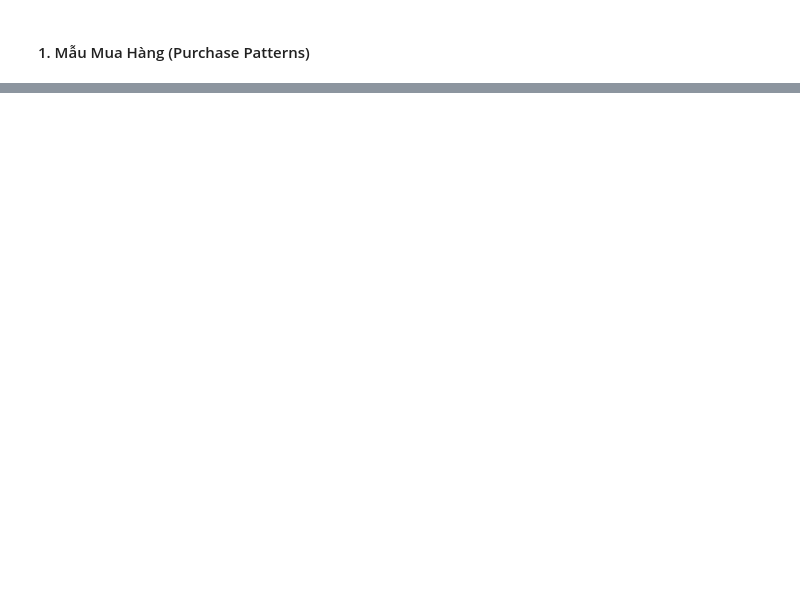
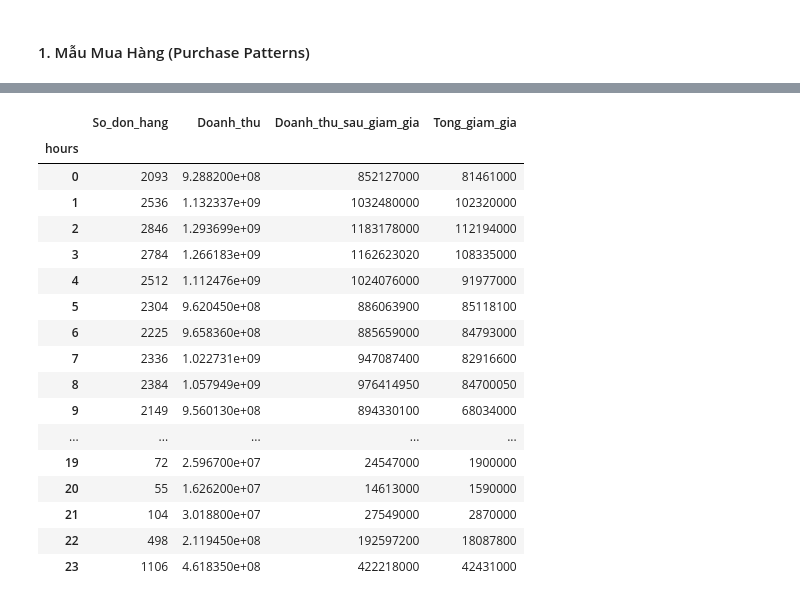
Before and after one commit to LeVanDuy26/Winner_Group_Analytics, a Jupyter notebook: 4.EDA_Gold/2_Customer_Metrics.ipynb, the cells around one changed output, grey strips where cells are left out. Saved outputs shown, nothing was run; the diff lists cells and outputs as text; code cells hidden in the pictures; blank space fills up the shorter version.

```diff
--- a/4.EDA_Gold/2_Customer_Metrics.ipynb
+++ b/4.EDA_Gold/2_Customer_Metrics.ipynb
@@ -414,0 +430,21 @@ orders_patterns = prepare_purchase_patterns_data()
+# %%
+Doanh_thu_theo_gio
+# %% [output]
+|  | So_don_hang | Doanh_thu | Doanh_thu_sau_giam_gia | Tong_giam_gia |
+| hours |  |  |  |  |
+| 0 | 2093 | 9.288200e+08 | 852127000 | 81461000 |
+| 1 | 2536 | 1.132337e+09 | 1032480000 | 102320000 |
+| 2 | 2846 | 1.293699e+09 | 1183178000 | 112194000 |
+| 3 | 2784 | 1.266183e+09 | 1162623020 | 108335000 |
+| 4 | 2512 | 1.112476e+09 | 1024076000 | 91977000 |
+| 5 | 2304 | 9.620450e+08 | 886063900 | 85118100 |
+| 6 | 2225 | 9.658360e+08 | 885659000 | 84793000 |
+| 7 | 2336 | 1.022731e+09 | 947087400 | 82916600 |
+| 8 | 2384 | 1.057949e+09 | 976414950 | 84700050 |
+| 9 | 2149 | 9.560130e+08 | 894330100 | 68034000 |
+| ... | ... | ... | ... | ... |
+| 19 | 72 | 2.596700e+07 | 24547000 | 1900000 |
+| 20 | 55 | 1.626200e+07 | 14613000 | 1590000 |
+| 21 | 104 | 3.018800e+07 | 27549000 | 2870000 |
+| 22 | 498 | 2.119450e+08 | 192597200 | 18087800 |
+| 23 | 1106 | 4.618350e+08 | 422218000 | 42431000 |
```
Also changed, not shown: parts of 10 cells of this notebook, 3 other files.
